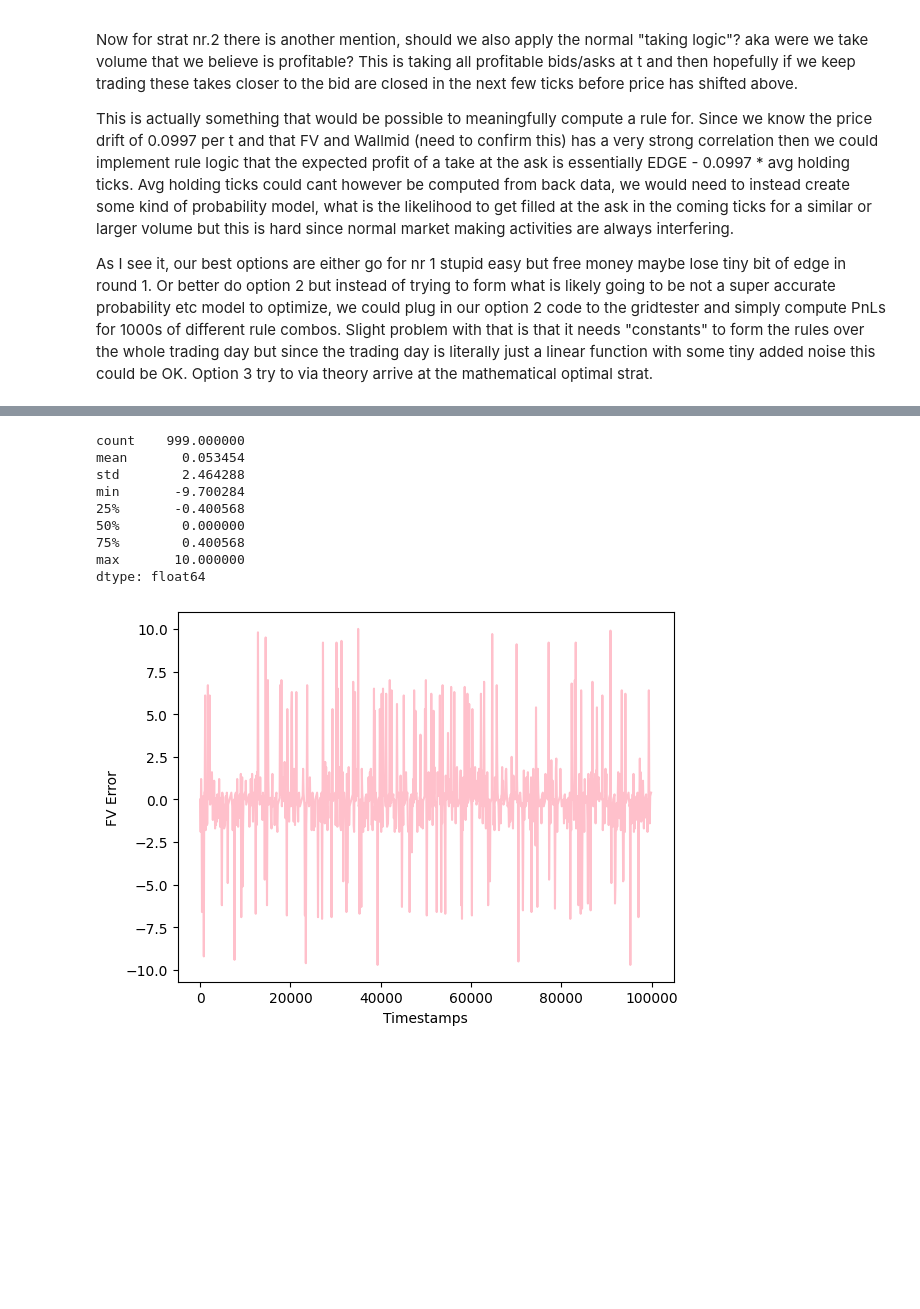
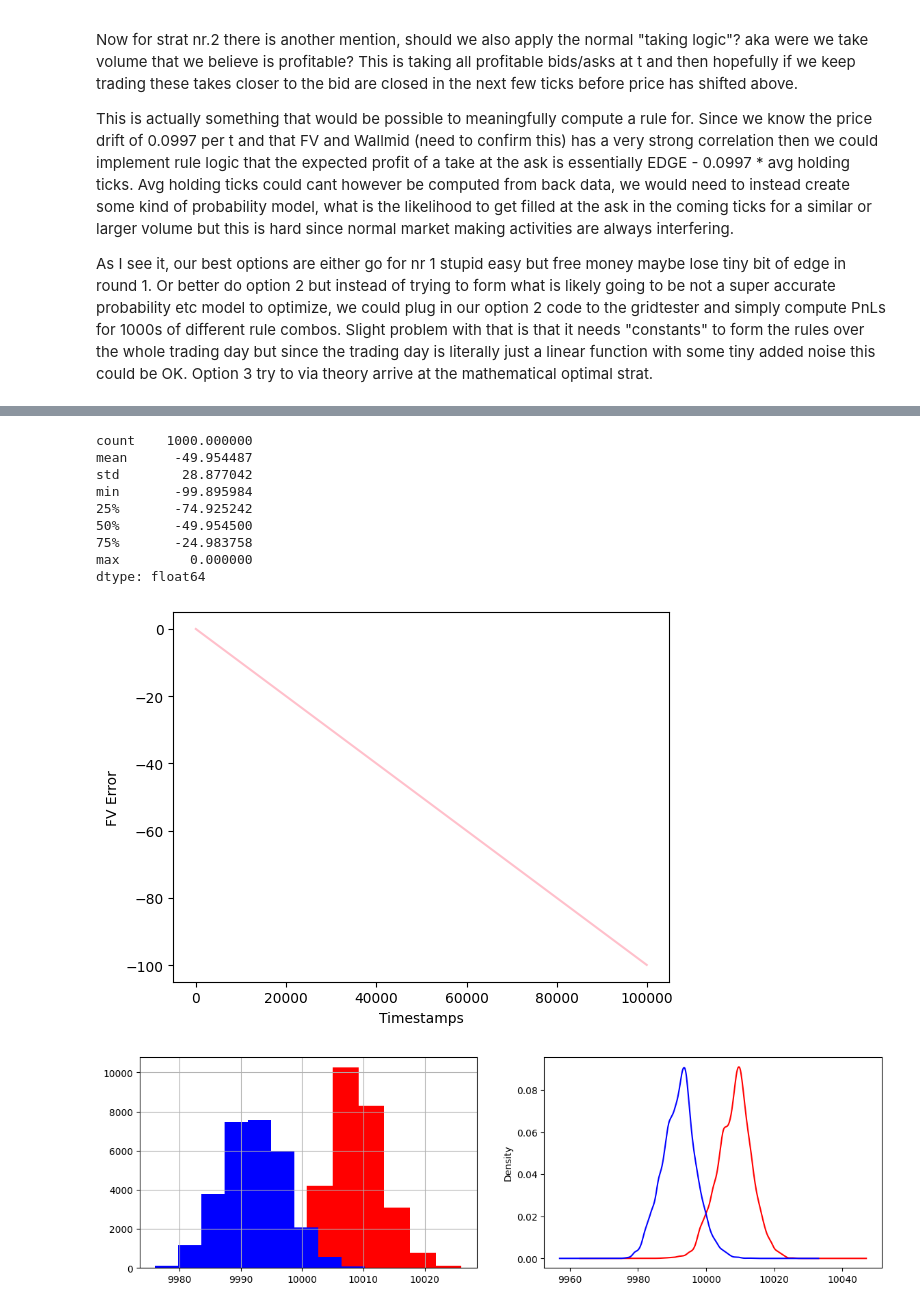
Before and after one commit to alexoddsh/imc_prosperity4, a Jupyter notebook: backend/research.ipynb, the cells around one changed output, grey strips where cells are left out. Drawn from its saved outputs; the diff is of its cells as text; code cells hidden in the pictures; blank space fills up the shorter version.

```diff
--- a/backend/research.ipynb
+++ b/backend/research.ipynb
@@ -241,7 +345,9 @@ entry_price = sim_tf_ipr.iloc[0]["price"]
 trade_qty = sim_tf_ipr.iloc[0]["quantity"]
 
 for i in sim_df_ipr.index:
-    regwall_gap = sim_df_ipr.loc[i, "regwall"] - entry_price
+    wallmid = sim_df_ipr.loc[i, "regwall"]
+
+    regwall_gap = wallmid - entry_price
     regwall_pnl = regwall_gap *trade_qty
 
     sim_df_ipr.loc[i, "regwall_pnl"] = regwall_pnl
@@ -249,7 +355,7 @@ for i in sim_df_ipr.index:
 timestamps = sim_df_ipr["timestamp"]
 pnls = sim_df_ipr["profit_and_loss"]
 
-error_regwall = (pnls - sim_df_ipr["mid_pnl"]) / trade_qty
+error_regwall = (pnls - sim_df_ipr["regwall_pnl"]) / trade_qty
 error_regwall.iloc[0] = 0
 
 print(error_regwall.describe())
@@ -259,13 +365,27 @@ plt.ylabel("FV Error")
 plt.xlabel("Timestamps")
 plt.show()
 # %% [output]
-count    999.000000
-mean       0.053454
-std        2.464288
-min       -9.700284
-25%       -0.400568
-50%        0.000000
-75%        0.400568
-max       10.000000
+count    1000.000000
+mean      -49.954487
+std        28.877042
+min       -99.895984
+25%       -74.925242
+50%       -49.954500
+75%       -24.983758
+max         0.000000
 dtype: float64
-[figure, old version]
+[figure, new version]
+# %%
+asks1 = df_aco["ask_price_1"]
+bids1 = df_aco["bid_price_1"]
+
+fig, ax = plt.subplots(1, 2, figsize=(14, 4))
+asks1.hist(ax=ax[0], color='red')
+bids1.hist(ax=ax[0], color='blue')
+
+asks1.plot.density(ax=ax[1], color='red')
+bids1.plot.density(ax=ax[1], color='blue')
+
+plt.show()
+# %% [output]
+[figure, added]
```
Also changed, not shown: parts of 4 cells of this notebook, 28 other files.
